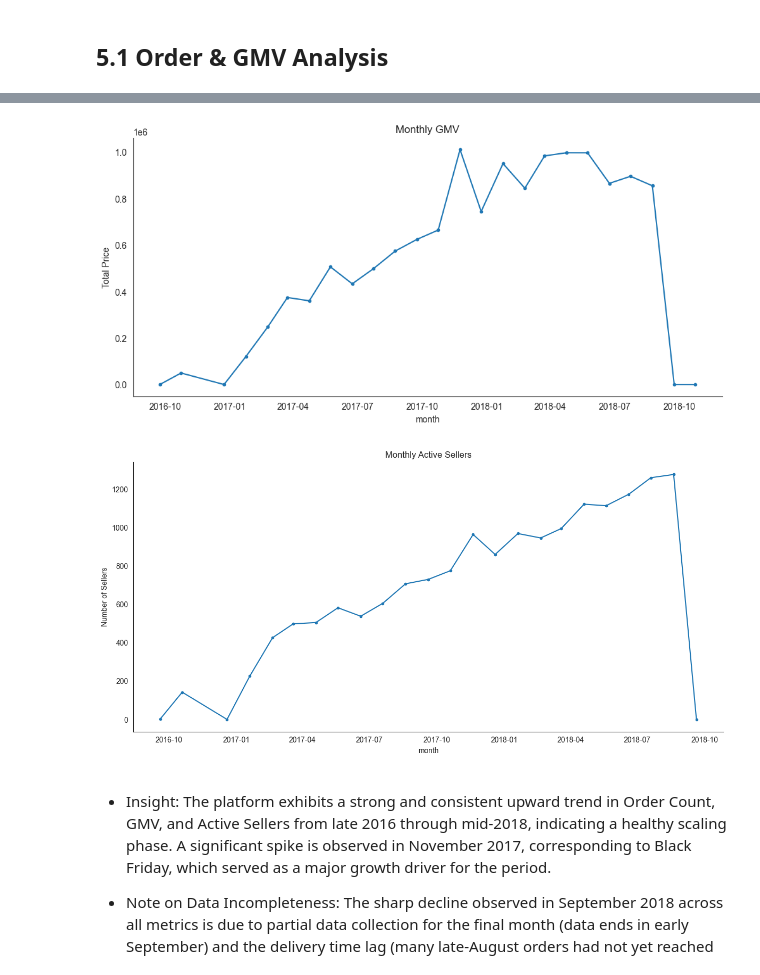
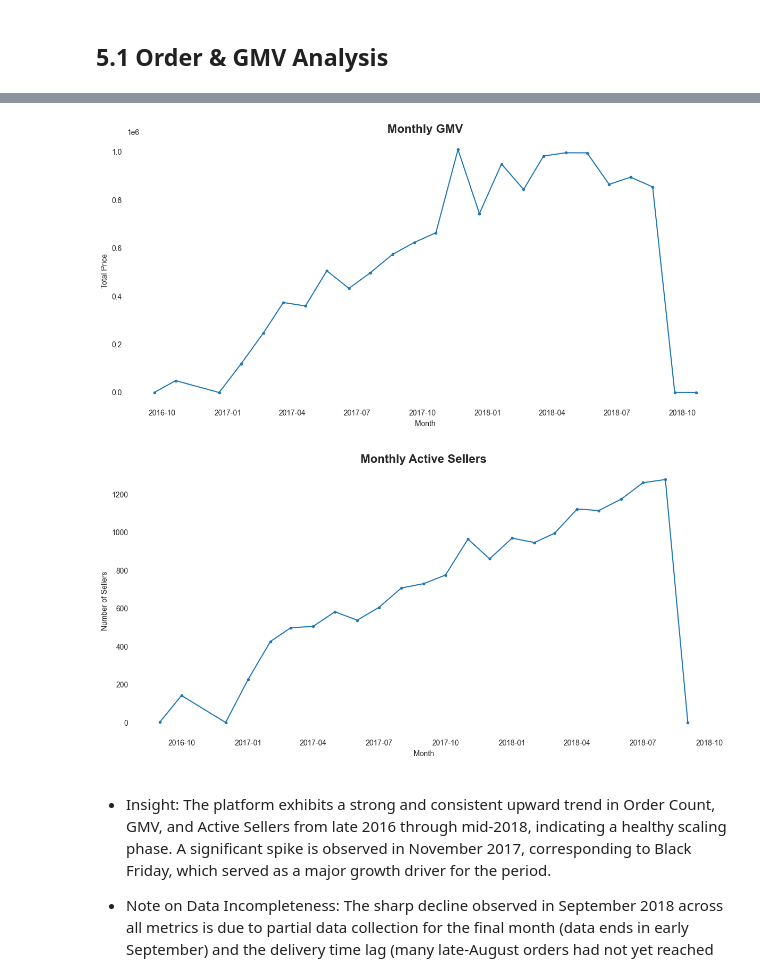
Before and after one commit to Dungxdseb/marketing-driven-data-unlock, a Jupyter notebook: notebooks/EDA.ipynb, the cells around one changed output, grey strips where cells are left out. Drawn from its saved outputs; the diff is of its cells as text; code cells hidden in the pictures.

```diff
--- a/notebooks/EDA.ipynb
+++ b/notebooks/EDA.ipynb
@@ -715,15 +710,22 @@ order_status_dist
 | 6 | created | 5 | 0.01 |
 | 7 | approved | 2 | 0.00 |
 # %%
-orders['month'] = orders['order_purchase_timestamp'].dt.to_period('M').dt.to_timestamp()
+orders['month'] = orders['order_purchase_timestamp'] \
+    .dt.to_period('M') \
+    .dt.to_timestamp()
 
 plt.figure(figsize=(12, 6))
 
-# Bar chart — Order status distribution
 order_status_dist = orders['order_status'].value_counts()
-order_status_dist.plot(kind='bar')
-plt.title('Order Status Distribution')
+
+sns.barplot(
+    x=order_status_dist.index,
+    y=order_status_dist.values,
+    width=0.6
+)
+plt.title('Order Status Distribution', fontsize=16, weight='bold')
 plt.ylabel('Count')
 plt.xticks(rotation=0)
+sns.despine(left=True, bottom=True)
 plt.show()
 # %% [output]
@@ -958,47 +952,69 @@ plt.show()
 # %%
 plt.figure(figsize=(12, 6))
 
-# Cần merge orders với items để lấy giá tiền
 order_items_val = items.groupby('order_id')['price'].sum().reset_index()
 orders_gmv = orders.merge(order_items_val, on='order_id', how='left')
 monthly_gmv = orders_gmv.groupby('month')['price'].sum()
 
 monthly_gmv.plot(kind='line', marker='.', title='Monthly GMV')
 
-# Thêm gridline
-ax = plt.gca()
-ax.spines['top'].set_visible(False)
-ax.spines['right'].set_visible(False)
+plt.title('Monthly GMV', fontsize=16, weight='bold')
+plt.xlabel('Month')
+plt.ylabel('Total Price')
 
 plt.xticks(rotation=0)
-plt.ylabel('Total Price')
+
+# Remove borders
+sns.despine(left=True, bottom=True)
+
+# Remove ticks
+plt.tick_params(left=False, bottom=False)
+
+plt.tight_layout()
 plt.show()
 # %% [output]
-[figure, old version]
+[figure, new version]
 # %%
 plt.figure(figsize=(12, 6))
 
-# Line chart – Monthly active sellers
-monthly_sellers = orders.merge(items[['order_id', 'seller_id']], on='order_id')
-monthly_active_sellers = monthly_sellers.groupby('month')['seller_id'].nunique()
+# Merge orders + items
+monthly_sellers = orders.merge(
+    items[['order_id', 'seller_id']],
+    on='order_id'
+)
 
-# 2. Vẽ biểu đồ với các thông số bạn đã chọn
-monthly_active_sellers.plot(kind='line', marker='.',title='Monthly Active Sellers')
+# Monthly active sellers
+monthly_active_sellers = monthly_sellers.groupby('month')['seller_id'] \
+                                        .nunique()
 
-ax = plt.gca()
-ax.spines['top'].set_visible(False)
-ax.spines['right'].set_visible(False)
+# Line plot
+plt.plot(
+    monthly_active_sellers.index,
+    monthly_active_sellers.values,
+    marker='.'
+)
 
-# 4. Chỉnh nhãn trục x nằm ngang
+plt.title(
+    'Monthly Active Sellers',
+    fontsize=16,
+    weight='bold'
+)
+
+plt.xlabel('Month')
+plt.ylabel('Number of Sellers')
+
 plt.xticks(rotation=0)
 
-# 5. Thêm nhãn trục y cho rõ ràng
-plt.ylabel('Number of Sellers')
+# Remove borders
+sns.despine(left=True, bottom=True)
+
+# Remove ticks
+plt.tick_params(left=False, bottom=False)
 
 plt.tight_layout()
 plt.show()
 # %% [output]
-[figure, old version]
+[figure, new version]
 # %% [markdown]
 - Insight: The platform exhibits a strong and consistent upward trend in Order Count, GMV, and Active Sellers from late 2016 through mid-2018, indicating a healthy scaling phase. A significant spike is observed in November 2017, corresponding to Black Friday, which served as a major growth driver for the period.
 
```
Also changed, not shown: parts of 28 cells of this notebook.
